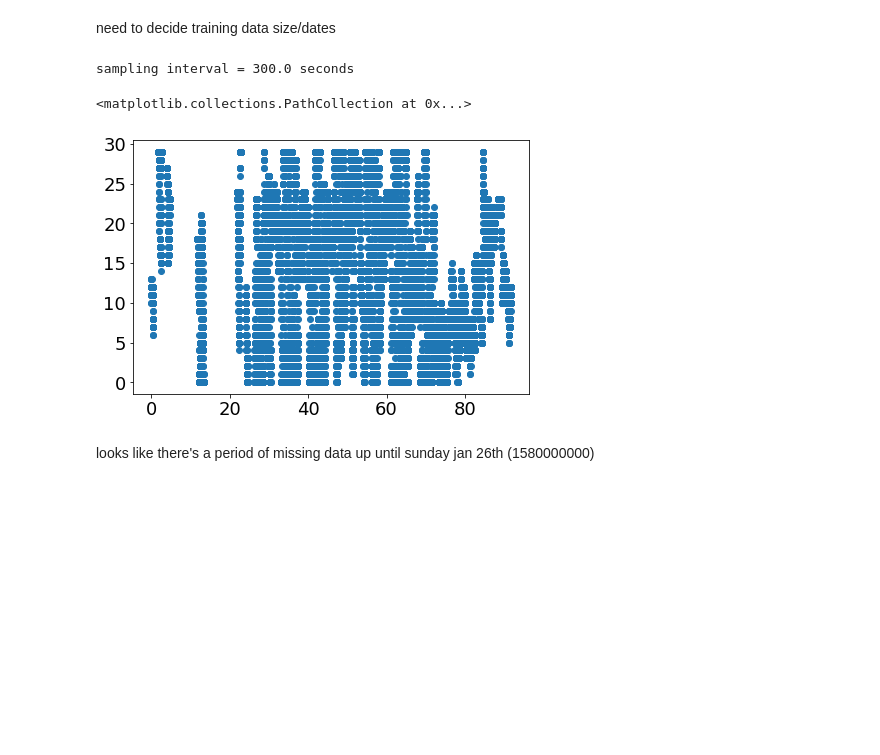
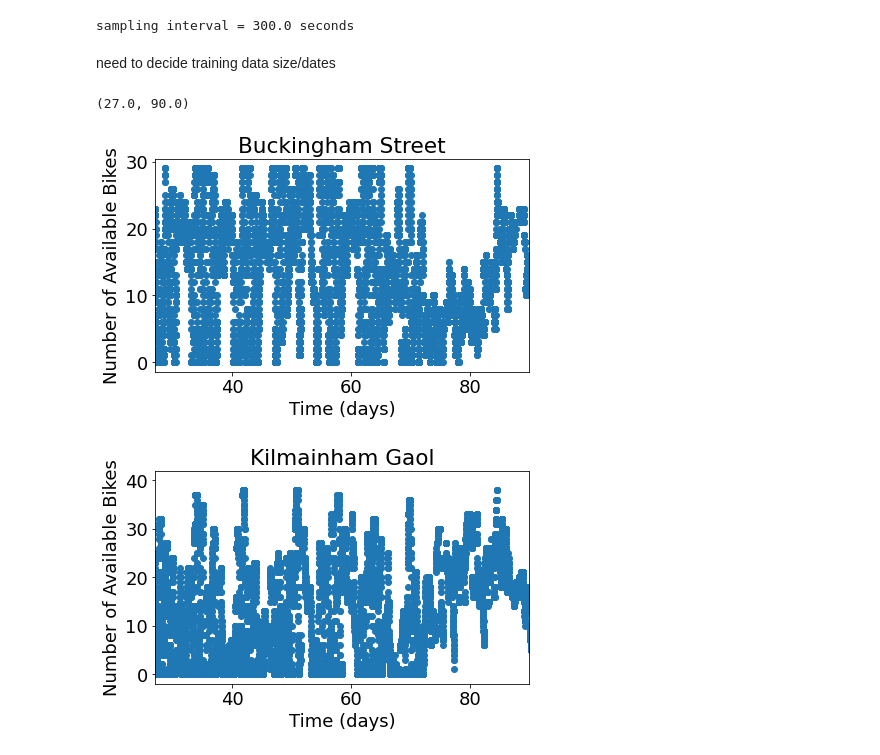
Before and after one commit to daltHub/Final-Assignment, a Jupyter notebook: feature_engineering.ipynb, the cells around one changed output. Cells and saved outputs as stored; diff of their text form; code cells hidden in the pictures; blank space fills up the shorter version.

```diff
--- a/feature_engineering.ipynb
+++ b/feature_engineering.ipynb
@@ -7,16 +8,44 @@ import datetime
+# %%
+df1 = pd.read_csv('data/buckingham.csv', usecols=[1,5])
+
+df1['TIME'] = pd.to_datetime(df1['TIME'])
+
+
+start = pd.to_datetime(str(min(df1.TIME)))   # 2020-01-01 06:25:02. Data only reliable after 2020-01-26.
+end = pd.to_datetime(str(max(df1.TIME)))     # 2020-04-01 23:55:02.
+start_date = start.date()
+end_date = end.date()
+
+t_start = pd.DatetimeIndex([start]).astype(np.int64)/1000000000
+t_end = pd.DatetimeIndex([end]).astype(np.int64)/1000000000
+
+
+t_full=pd.array(pd.DatetimeIndex(df1.iloc[:,0]).astype(np.int64))/1000000000
+df1['T']=(t_full-t_full[0])/60/60/24 # convert timestamp to days
+df1['WEEKDAY'] = pd.to_datetime(df1['TIME'])
+df1['WEEKDAY'] = df1['WEEKDAY'].dt.dayofweek
+
+dt = t_full[1] - t_full[0]
+print(f"sampling interval = {dt} seconds")
+# %% [output]
+sampling interval = 300.0 seconds
 # %%
-df1 = pd.read_csv('data/buckingham.csv', usecols=[1,5])
 df2 = pd.read_csv('data/kilmainham.csv', usecols=[1,5])
 
-df = df1
 
-start = pd.to_datetime(str(min(df.TIME)))   # 2020-01-01 06:25:02. Data only reliable after 2020-01-26.
-end = pd.to_datetime(str(max(df.TIME)))     # 2020-04-01 23:55:02.
+start = pd.to_datetime(str(min(df2.TIME)))   # 2020-01-01 06:25:02. Data only reliable after 2020-01-26.
+end = pd.to_datetime(str(max(df2.TIME)))     # 2020-04-01 23:55:02.
 start_date = start.date()
 end_date = end.date()
 
 t_start = pd.DatetimeIndex([start]).astype(np.int64)/1000000000
 t_end = pd.DatetimeIndex([end]).astype(np.int64)/1000000000
+
+
+t_full=pd.array(pd.DatetimeIndex(df2.iloc[:,0]).astype(np.int64))/1000000000
+df2['T']=(t_full-t_full[0])/60/60/24 # convert timestamp to days
+df2['WEEKDAY'] = pd.to_datetime(df2['TIME'])
+df2['WEEKDAY'] = df2['WEEKDAY'].dt.dayofweek
 # %%
 # df1 = pd.read_csv('data/buckingham.csv', usecols=[1,5])
 # df2 = pd.read_csv('data/kilmainham.csv', usecols=[1,5])
@@ -32,18 +61,21 @@ t_end = pd.DatetimeIndex([end]).astype(np.int64)/1000000000
 # t_end = pd.DatetimeIndex([end]).astype(np.int64)/1000000000
 # %% [markdown]
 need to decide training data size/dates
-# %%
-
-t_full=pd.array(pd.DatetimeIndex(df.iloc[:,0]).astype(np.int64))/1000000000
-t=(t_full-t_full[0])/60/60/24 # convert timestamp to days
-dt = t_full[1] - t_full[0]
-print(f"sampling interval = {dt} seconds")
-# %% [output]
-sampling interval = 300.0 seconds
-# %%
-plt.scatter(t, df['AVAILABLE BIKES'])
-# %% [output]
-<matplotlib.collections.PathCollection at 0x...>
-[figure, removed]
-# %% [markdown]
-looks like there's a period of missing data up until sunday jan 26th (1580000000)
+# %%
+plt.figure('Buckingham')
+plt.scatter(df1['T'], df1['AVAILABLE BIKES'])
+plt.title("Buckingham Street")
+plt.xlabel("Time (days)")
+plt.ylabel("Number of Available Bikes")
+pylab.xlim(27, 90)
+
+plt.figure('Kilmainham')
+plt.scatter(df2['T'], df2['AVAILABLE BIKES'])
+plt.title("Kilmainham Gaol")
+plt.xlabel("Time (days)")
+plt.ylabel("Number of Available Bikes")
+pylab.xlim(27, 90)
+# %% [output]
+(27.0, 90.0)
+[figure, added]
+[figure, added]
```
Also changed, not shown: parts of 4 cells of this notebook.
